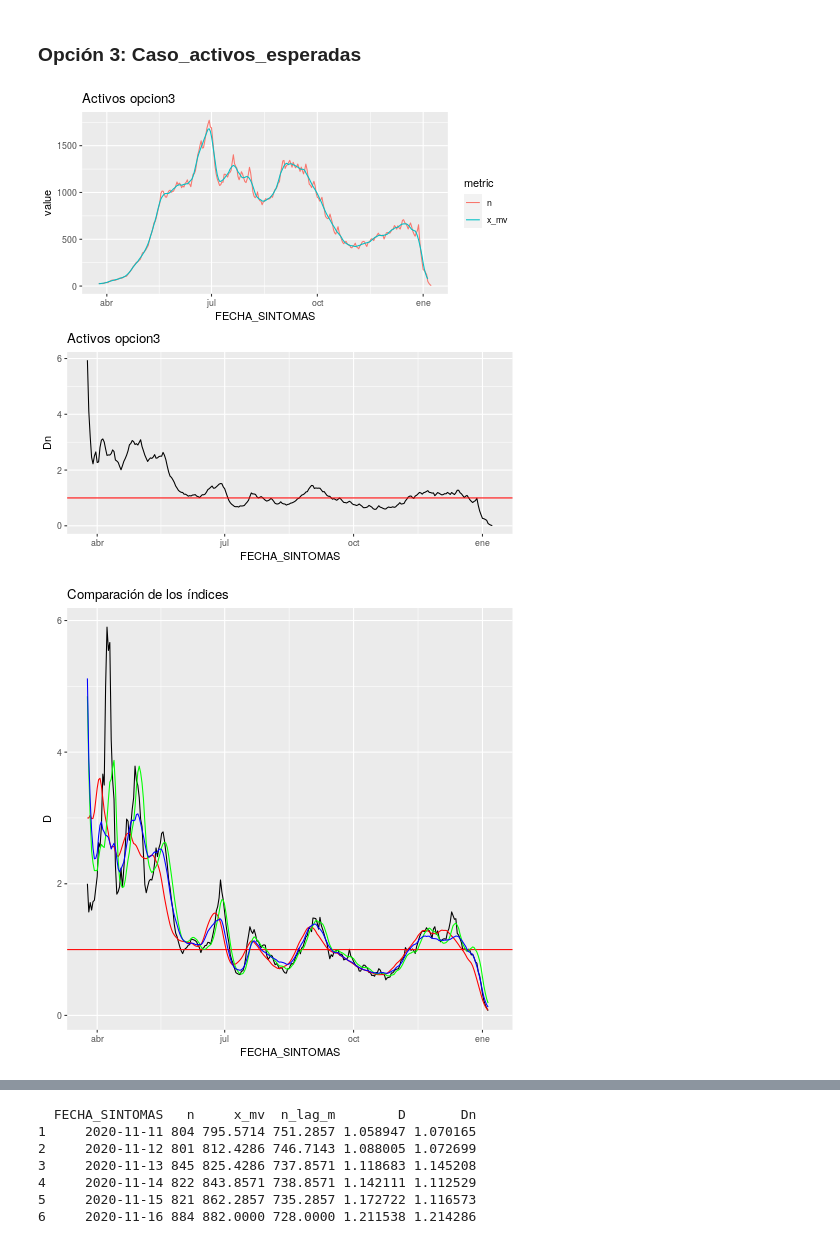
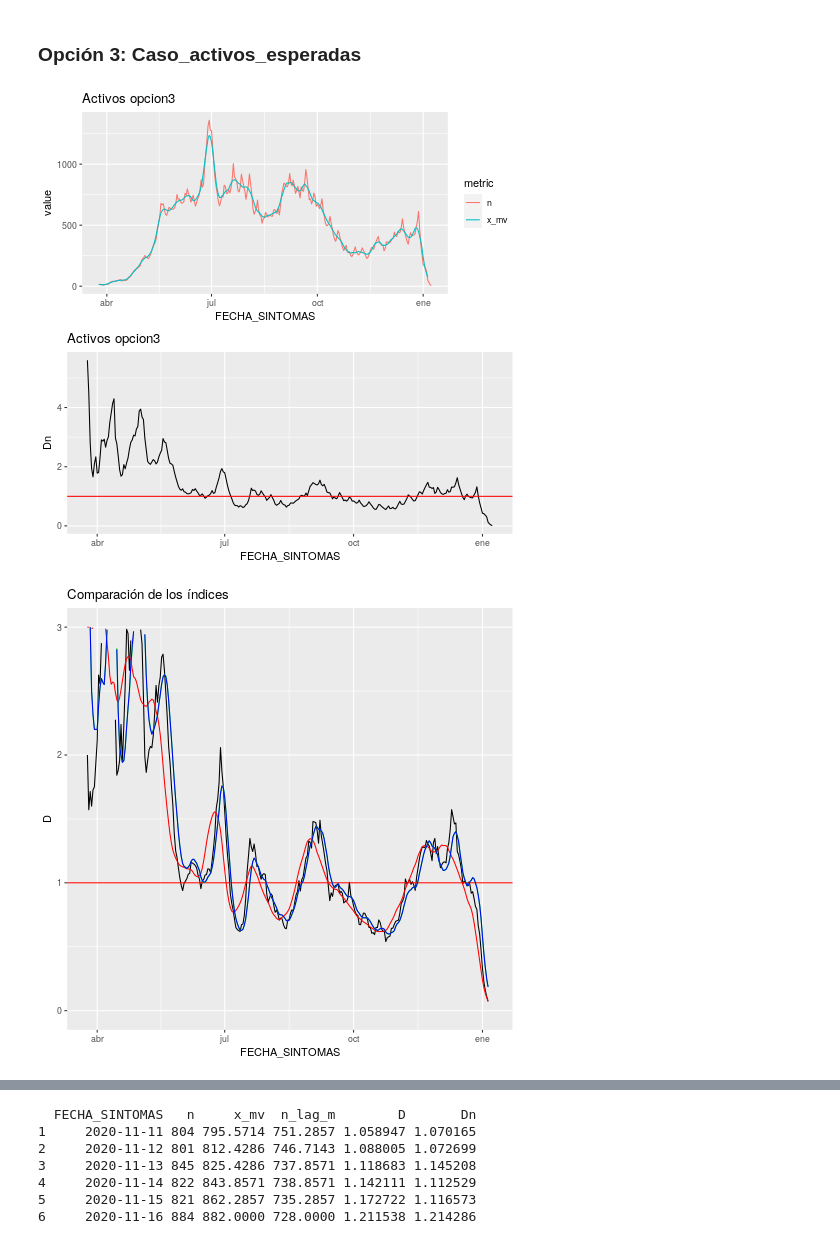
Before and after one commit to Enriquesec/Determinacion-de-un-numero-reproductivo-dinamico-a-partir-de-datos-epidemiologicos-diarios, a Jupyter notebook: notebooks/analisis_indicador_guanajuato.ipynb, the cells around one changed output, grey strips where cells are left out. Cells and saved outputs as stored; diff of their text form; code cells hidden in the pictures.

```diff
--- a/notebooks/analisis_indicador_guanajuato.ipynb
+++ b/notebooks/analisis_indicador_guanajuato.ipynb
@@ -91,10 +93,11 @@ plt.tight_layout()
 # creamos los lags de los conteos.
 crear_suma_total_lags <- function(n, df, col){
   df["n_total"] <- df$n # inicializamos el valor de total
-  for(i in 1:n){
+  for(i in 3:n){
     df[paste0("n_",i)] <- shift(df$n, n=i) # creamos el primer lag
     df[is.na(df)] <- 0 # imputamos con cero.
     df["n_total"] <- df["n_total"]+df[paste0("n_",i)] # sumamos el total
+    df["n_total"] <- df["n_total"]+df["n_total"]*3/14
   }
     if (col==1){ # graficamos los totales.
         g <- ggplot(df, aes(x=FECHA_INGRESO, y=n_total))+
@@ -104,7 +107,7 @@ crear_suma_total_lags <- function(n, df, col){
         g <- ggplot(df, aes(x=FECHA_SINTOMAS, y=n_total))+
             geom_col(col="blue",fill="blue")
     }
-    plot(g)
+    #plot(g)
   df # retornamos el nuevo data.frame
 }
 
@@ -146,3 +149,4 @@ library(lubridate)
 library(data.table)
 library(zoo)
 library(gridExtra)
+library(data.table)
@@ -231,0 +354,17 @@ grid.arrange(p1, p2, ncol=1)
+# %%
+%%R
+factor <- 12500/4
+guanajuato_activos1_aux <- guanajuto_activos1 %>%
+    gather(metric, value, x_mv)
+#guanajuto_activos1$D <- guanajuto_activos1$D*factor
+#guanajuto_activos1 <- guanajuto_activos1 %>% filter(D<15000)
+
+guanajuto_activos1["D_lag_1"] <- shift(guanajuto_activos1$D, n=1)
+guanajuto_activos1 <- guanajuto_activos1 %>%
+                        mutate(change_point= ((D<=1)&(D_lag_1>1)) | ((D>1)&(D_lag_1<1)) )
+
+fechas_cruce <- guanajuto_activos1 %>% filter(change_point) %>% select(FECHA_INGRESO)
+fechas_cruce <- fechas_cruce$FECHA_INGRESO
+
+change_point_D <- guanajuto_activos1 %>% filter(FECHA_INGRESO%in%fechas_cruce) %>% select(FECHA_INGRESO,D)
+change_point <- guanajuato_activos1_aux %>% filter(FECHA_INGRESO %in%fechas_cruce) %>% select(FECHA_INGRESO,value)
@@ -297,0 +475,17 @@ grid.arrange(p5, p6, ncol=1)
+# %%
+%%R
+factor <- 900
+guanajuato_activos2_aux <- guanajuto_activos2 %>%
+    gather(metric, value, x_mv)
+guanajuto_activos2$D <- guanajuto_activos2$D*800
+guanajuto_activos2 <- guanajuto_activos2 %>% filter(D<1500)
+
+guanajuto_activos2["D_lag_1"] <- shift(guanajuto_activos2$D, n=1)
+guanajuto_activos2 <- guanajuto_activos2 %>%
+                        mutate(change_point= ((D<=800)&(D_lag_1>800))|((D>=800)&(D_lag_1<800)) )
+
+fechas_cruce <- guanajuto_activos2 %>% filter(change_point) %>% select(FECHA_SINTOMAS)
+fechas_cruce <- c(fechas_cruce$FECHA_SINTOMAS-1,fechas_cruce$FECHA_SINTOMAS)
+
+change_point_D <- guanajuto_activos2 %>% filter(FECHA_SINTOMAS%in%fechas_cruce) %>% select(FECHA_SINTOMAS,D)
+change_point <- guanajuato_activos2_aux %>% filter(FECHA_SINTOMAS %in%fechas_cruce) %>% select(FECHA_SINTOMAS,value)
@@ -301,7 +507,7 @@ grid.arrange(p5, p6, ncol=1)
 %%R
 confirmados_3 <- confirmados_guanajuato %>%
     select(FECHA_SINTOMAS, FECHA_INGRESO, FECHA_DEF, TIPO_PACIENTE) %>%
-    mutate(diferencia=FECHA_INGRESO-(FECHA_SINTOMAS-10))
+    mutate(diferencia=FECHA_INGRESO-(FECHA_SINTOMAS-3))
 
 confirmados_3[confirmados_3$diferencia>14,"FECHA_SINTOMAS"] <- confirmados_3[confirmados_3$diferencia>14,"FECHA_INGRESO"]-13
 
@@ -330,22 +536,23 @@ p8 <- ggplot(guanajuto_activos3, aes(FECHA_SINTOMAS, Dn))+
 
 grid.arrange(p7, p8, ncol=1)
 # %% [output]
-[figure, old version]
+[figure, new version]
 # %%
 %%R
 ggplot(guanajuto_media_movil, aes(FECHA_SINTOMAS, D))+
     geom_line()+
     geom_hline(yintercept=1, color="red")+
     geom_line(data=guanajuto_activos1, aes(FECHA_SINTOMAS, D), color="red")+
     geom_line(data=guanajuto_activos2, aes(FECHA_SINTOMAS, D), color="green")+
     geom_line(data=guanajuto_activos3, aes(FECHA_SINTOMAS, D), color="blue")+
-  labs(title="Comparación de los índices")
+  labs(title="Comparación de los índices")+
+    ylim(0,3)
 
 # NEGRO: casos reportados diarios.
 # ROJO-Caso activos: fecha de ingreso -14 días atras. (suavizados y no suavizados)
 # Green-Caso activos_esperada: fecha de sintomas hasta la fecha de ingreso, si es mayor a 14 días recortamos la ventana a fecha de ingreso-14 días.
 # BLUE-Caso activos_esperada_2: fecha de sintomas -7 hasta la fecha de ingreso, si es mayor a 14 días recortamos la ventana a fecha de ingreso-14 días.
 # %% [output]
-[figure, old version]
+[figure, new version]
 # %%
 %%R
```
Also changed, not shown: parts of 29 cells of this notebook, 1 other file.
